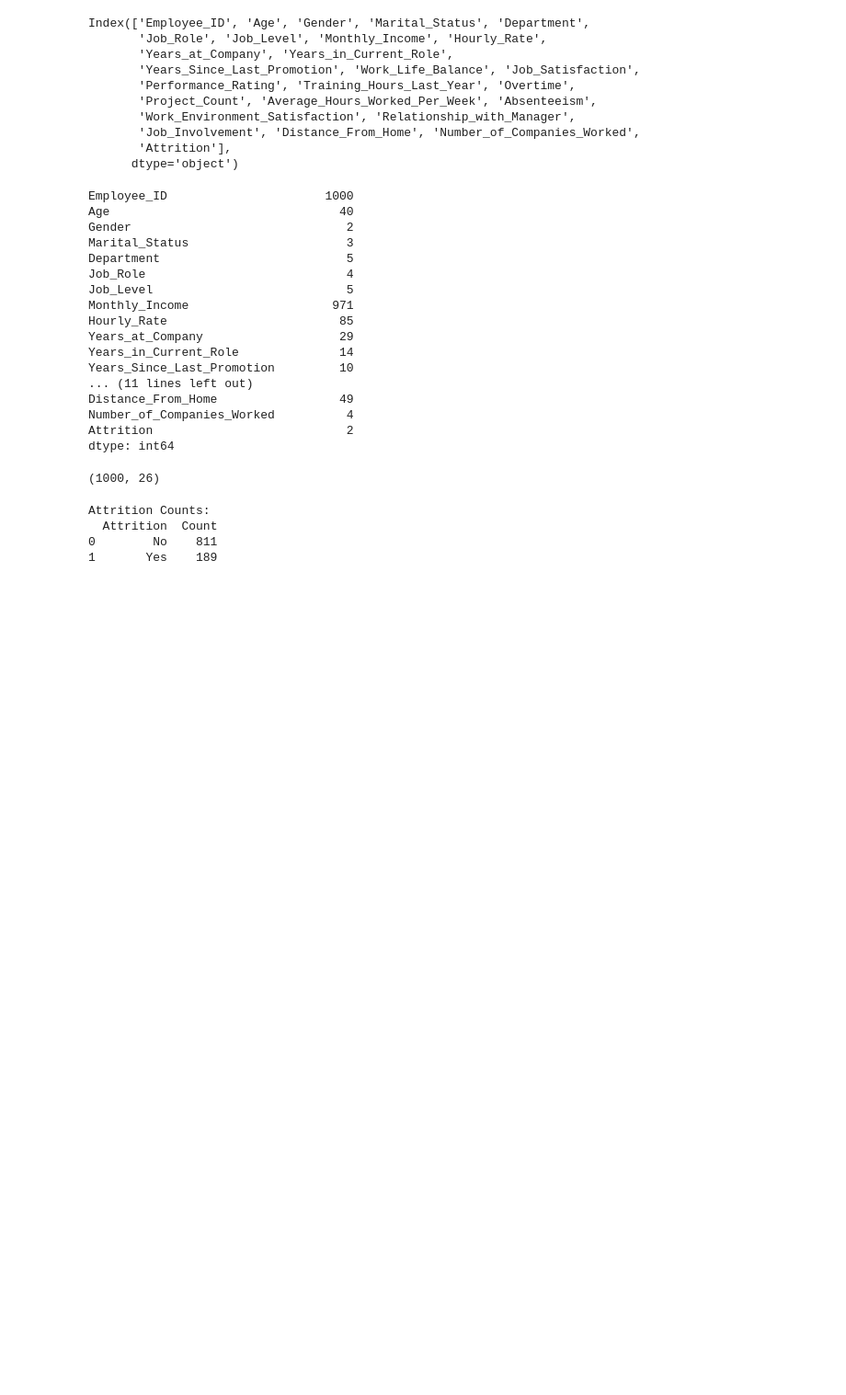
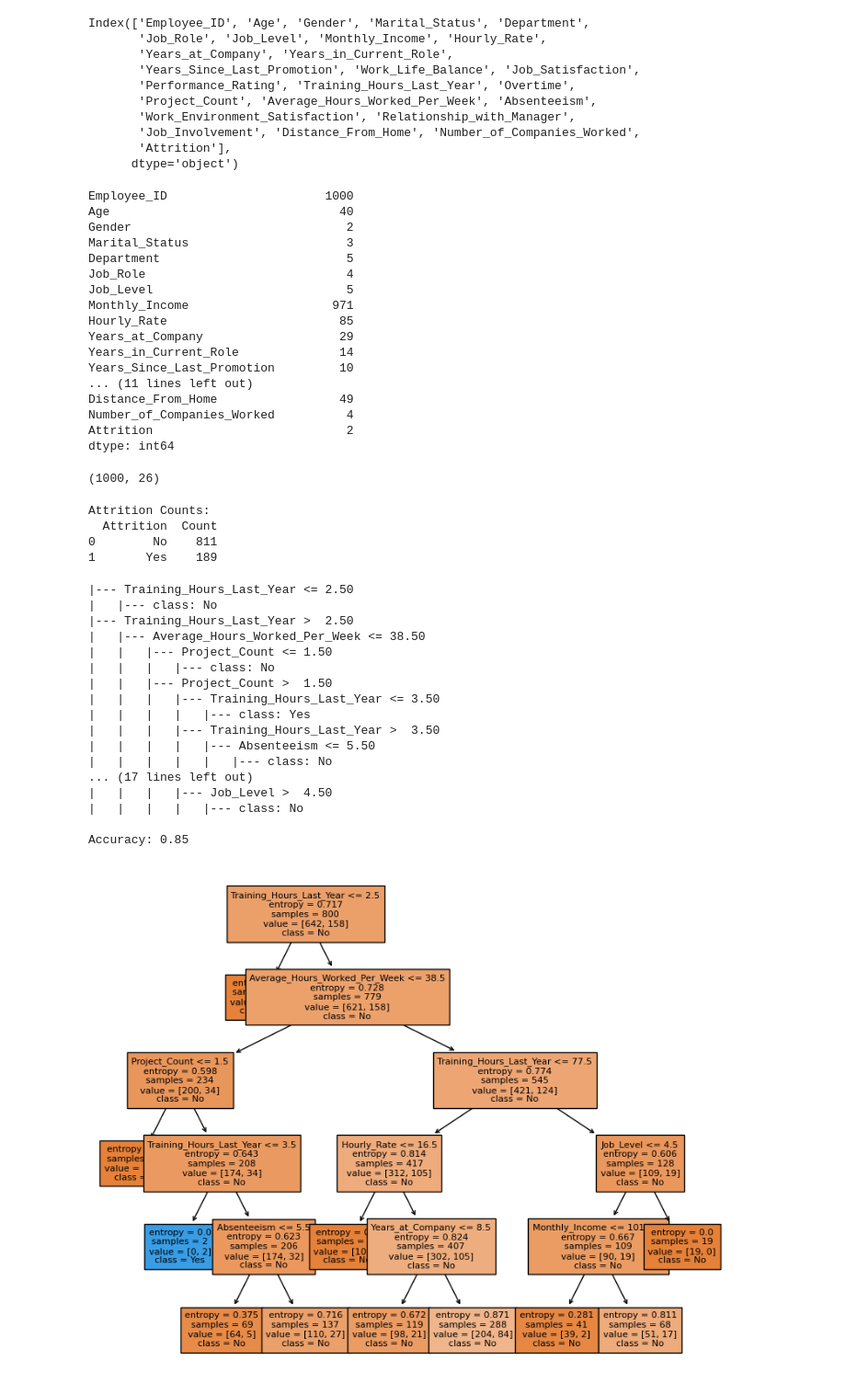
Before and after one commit to Vanshaj14Mohan/AIML-College, a Jupyter notebook: Assignment Seven/main.ipynb, the cells around one changed output. Shown at 92% size. Drawn from its saved outputs; the diff is of its cells as text; code cells hidden in the pictures; blank space fills up the shorter version.

```diff
--- a/Assignment Seven/main.ipynb
+++ b/Assignment Seven/main.ipynb
@@ -87,3 +87,58 @@ Attrition Counts:
   Attrition  Count
 0        No    811
 1       Yes    189
+# %%
+import pandas as pd
+from sklearn.model_selection import train_test_split
+from sklearn.tree import DecisionTreeClassifier, export_text, plot_tree
+import matplotlib.pyplot as plt
+
+# Load your dataset
+
+# Target column: Attrition
+X = df.drop(columns=["Attrition", "Employee_ID"])  # drop target + ID
+y = df["Attrition"]
+
+# Handle categorical variables (convert to numeric)
+X = pd.get_dummies(X, drop_first=True)
+
+# Train-test split
+X_train, X_test, y_train, y_test = train_test_split(
+    X, y, test_size=0.2, random_state=42
+)
+
+# Build Decision Tree
+clf = DecisionTreeClassifier(criterion="entropy", max_depth=5, random_state=42)
+clf.fit(X_train, y_train)
+
+# Show rules
+tree_rules = export_text(clf, feature_names=list(X.columns))
+print(tree_rules)
+
+# Evaluate
+accuracy = clf.score(X_test, y_test)
+print("Accuracy:", accuracy)
+
+# Visualize decision tree
+plt.figure(figsize=(10, 8))
+plot_tree(clf, feature_names=X.columns, class_names=clf.classes_, filled=True, fontsize=8)
+plt.show()
+# %% [output]
+|--- Training_Hours_Last_Year <= 2.50
+|   |--- class: No
+|--- Training_Hours_Last_Year >  2.50
+|   |--- Average_Hours_Worked_Per_Week <= 38.50
+|   |   |--- Project_Count <= 1.50
+|   |   |   |--- class: No
+|   |   |--- Project_Count >  1.50
+|   |   |   |--- Training_Hours_Last_Year <= 3.50
+|   |   |   |   |--- class: Yes
+|   |   |   |--- Training_Hours_Last_Year >  3.50
+|   |   |   |   |--- Absenteeism <= 5.50
+|   |   |   |   |   |--- class: No
+... (17 lines left out)
+|   |   |   |--- Job_Level >  4.50
+|   |   |   |   |--- class: No
+
+Accuracy: 0.85
+[figure, added]
```
